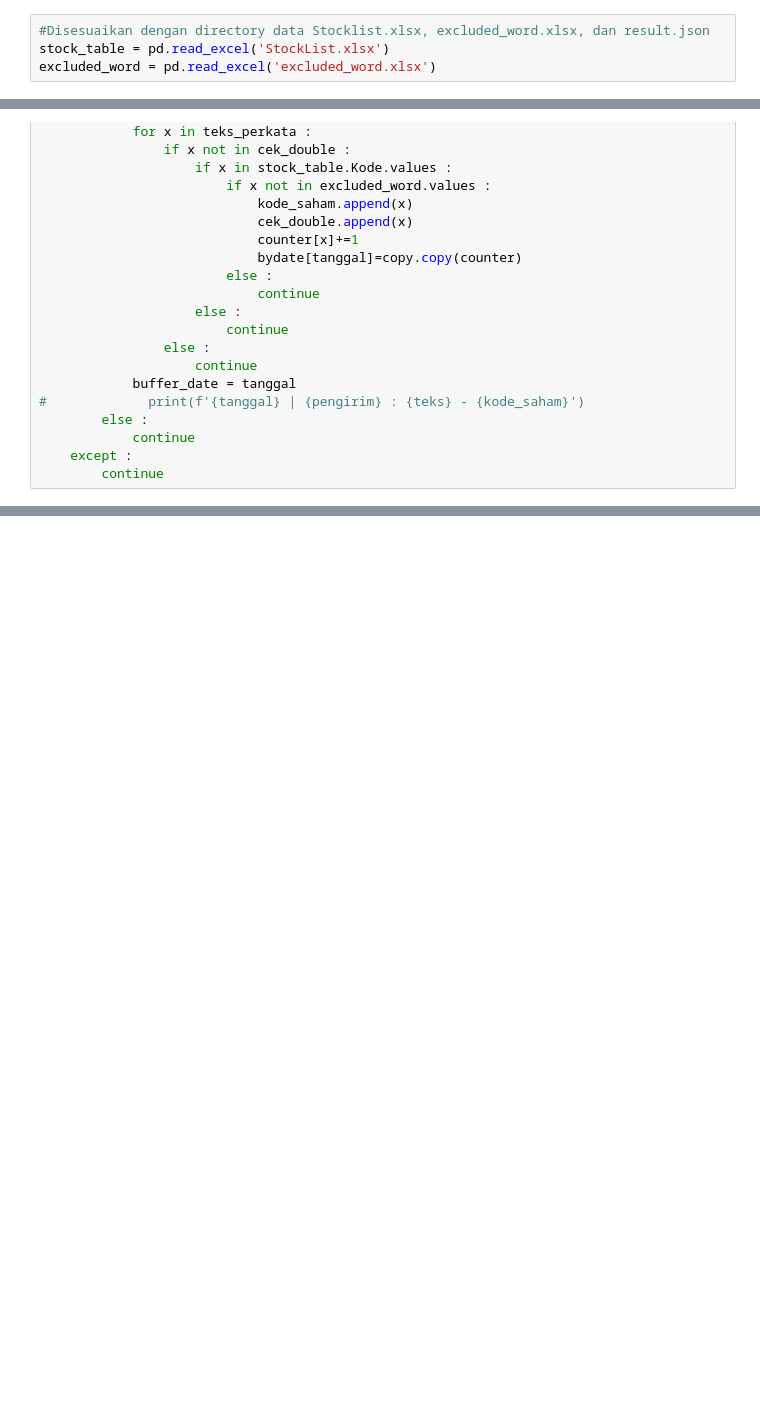
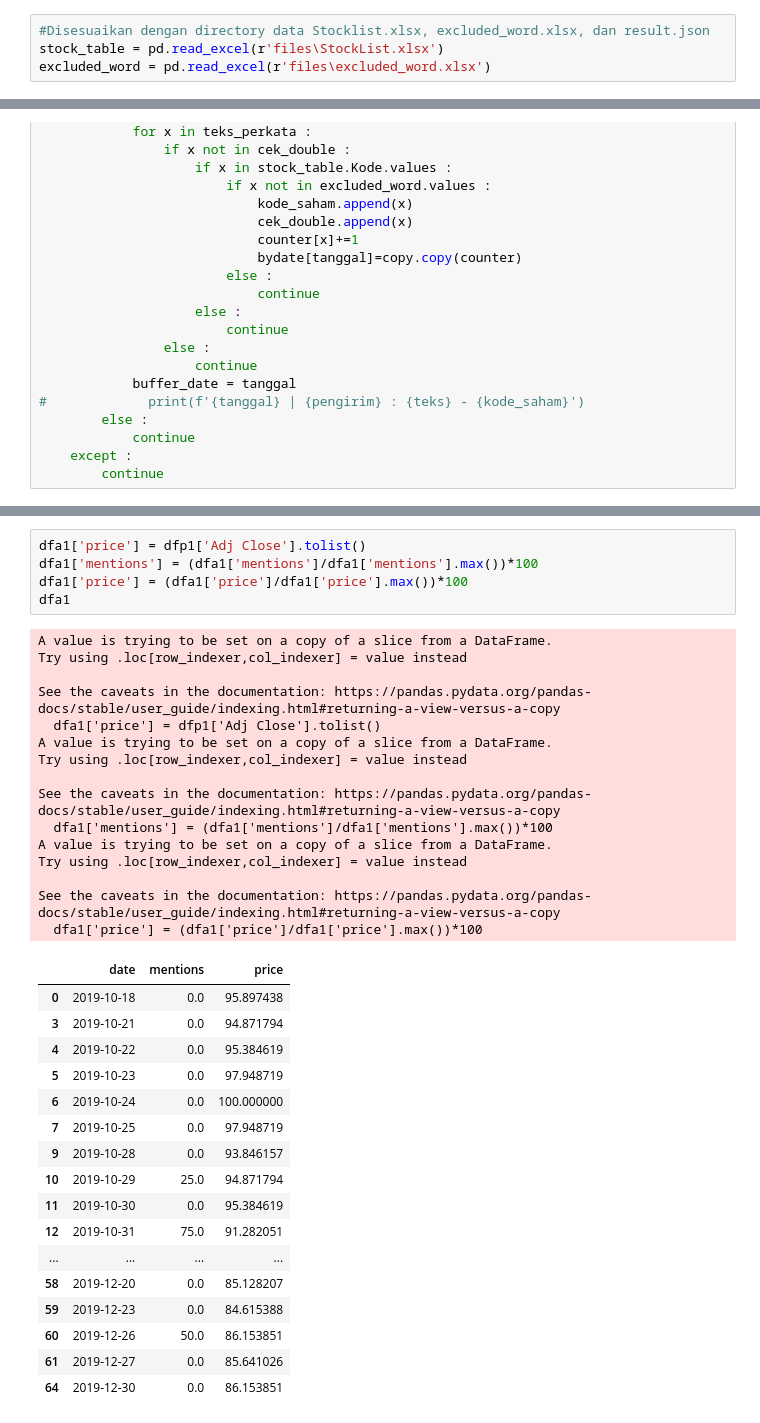
Before and after one commit to mashtree/py_1C-R-project, a Jupyter notebook: Stock Code Extract + Yfinance.ipynb, the cells around one changed output, grey strips where cells are left out. Cells and saved outputs as stored; diff of their text form; blank space fills up the shorter version.

```diff
--- a/Stock Code Extract + Yfinance.ipynb
+++ b/Stock Code Extract + Yfinance.ipynb
@@ -9,8 +10,8 @@ import matplotlib.pyplot as plt
 import datetime
 # %%
 #Disesuaikan dengan directory data Stocklist.xlsx, excluded_word.xlsx, dan result.json
-stock_table = pd.read_excel('StockList.xlsx')
-excluded_word = pd.read_excel('excluded_word.xlsx')
+stock_table = pd.read_excel(r'files\StockList.xlsx')
+excluded_word = pd.read_excel(r'files\excluded_word.xlsx')
 # %%
 with open('result.json', 'rb') as fp:
     data = json.load(fp)
@@ -117,0 +150,38 @@ plt.show()
+# %%
+dfa1['price'] = dfp1['Adj Close'].tolist()
+dfa1['mentions'] = (dfa1['mentions']/dfa1['mentions'].max())*100
+dfa1['price'] = (dfa1['price']/dfa1['price'].max())*100
+dfa1
+# %% [output]
+A value is trying to be set on a copy of a slice from a DataFrame.
+Try using .loc[row_indexer,col_indexer] = value instead
+
+See the caveats in the documentation: https://pandas.pydata.org/pandas-docs/stable/user_guide/indexing.html#returning-a-view-versus-a-copy
+  dfa1['price'] = dfp1['Adj Close'].tolist()
+A value is trying to be set on a copy of a slice from a DataFrame.
+Try using .loc[row_indexer,col_indexer] = value instead
+
+See the caveats in the documentation: https://pandas.pydata.org/pandas-docs/stable/user_guide/indexing.html#returning-a-view-versus-a-copy
+  dfa1['mentions'] = (dfa1['mentions']/dfa1['mentions'].max())*100
+A value is trying to be set on a copy of a slice from a DataFrame.
+Try using .loc[row_indexer,col_indexer] = value instead
+
+See the caveats in the documentation: https://pandas.pydata.org/pandas-docs/stable/user_guide/indexing.html#returning-a-view-versus-a-copy
+  dfa1['price'] = (dfa1['price']/dfa1['price'].max())*100
+|  | date | mentions | price |
+| 0 | 2019-10-18 | 0.0 | 95.897438 |
+| 3 | 2019-10-21 | 0.0 | 94.871794 |
+| 4 | 2019-10-22 | 0.0 | 95.384619 |
+| 5 | 2019-10-23 | 0.0 | 97.948719 |
+| 6 | 2019-10-24 | 0.0 | 100.000000 |
+| 7 | 2019-10-25 | 0.0 | 97.948719 |
+| 9 | 2019-10-28 | 0.0 | 93.846157 |
+| 10 | 2019-10-29 | 25.0 | 94.871794 |
+| 11 | 2019-10-30 | 0.0 | 95.384619 |
+| 12 | 2019-10-31 | 75.0 | 91.282051 |
+| ... | ... | ... | ... |
+| 58 | 2019-12-20 | 0.0 | 85.128207 |
+| 59 | 2019-12-23 | 0.0 | 84.615388 |
+| 60 | 2019-12-26 | 50.0 | 86.153851 |
+| 61 | 2019-12-27 | 0.0 | 85.641026 |
+| 64 | 2019-12-30 | 0.0 | 86.153851 |
```
Also changed, not shown: parts of 10 cells of this notebook, 1 other file.
